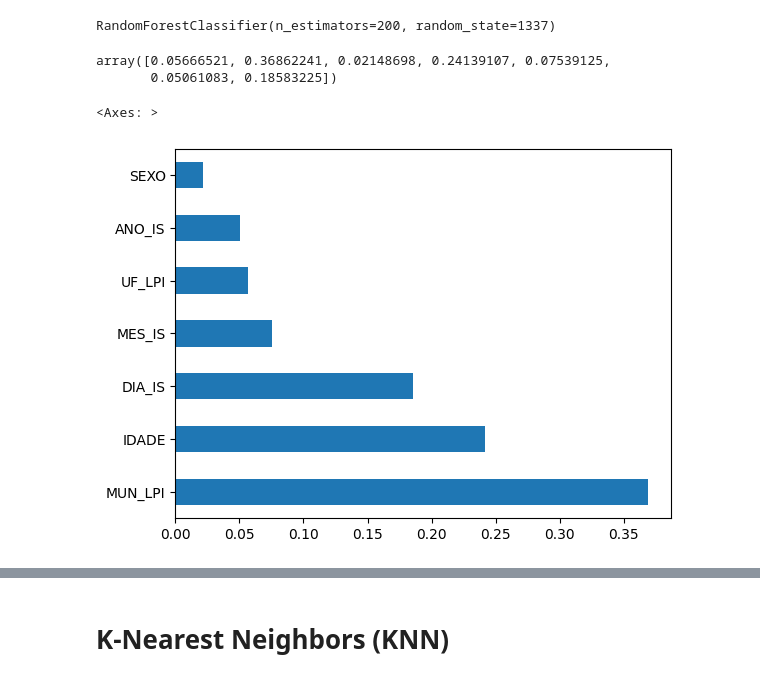
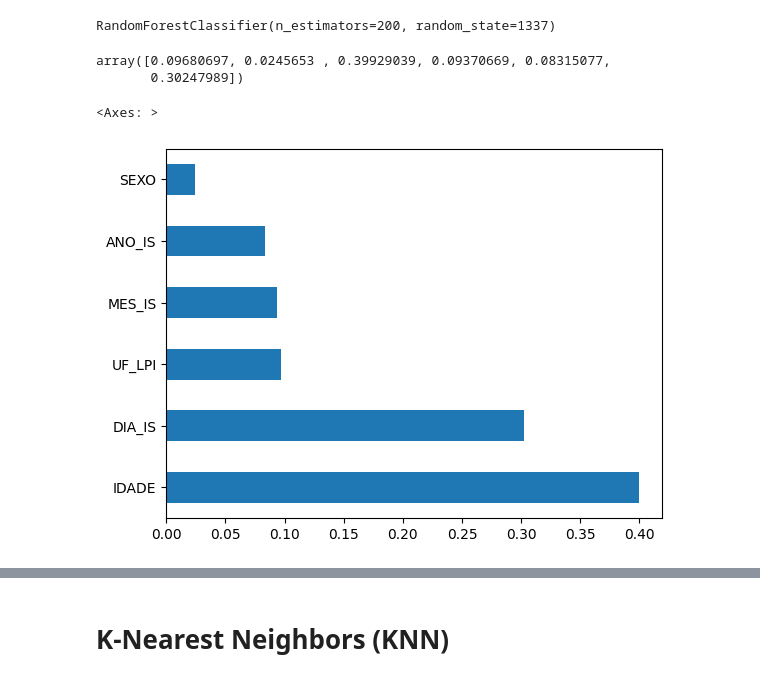
Before and after one commit to Muniz97/Yellow-fever-Febre-Amarela, a Jupyter notebook: 4 - Model/Yellow_Fever_Model.ipynb, the cells around one changed output, grey strips where cells are left out. Saved outputs shown, nothing was run; the diff lists cells and outputs as text; code cells hidden in the pictures.

```diff
--- a/4 - Model/Yellow_Fever_Model.ipynb
+++ b/4 - Model/Yellow_Fever_Model.ipynb
@@ -22,4 +20,4 @@ df_train.head()
 # %%
-x_train = df_train[['UF_LPI','MUN_LPI','SEXO','IDADE','MES_IS','ANO_IS','DIA_IS']]
+x_train = df_train[['UF_LPI','SEXO','IDADE','MES_IS','ANO_IS','DIA_IS']]
 y_train = df_train['OBITO']
 # %%
@@ -101,11 +96,11 @@ random_predict = model_random.predict(x_test)
 # %%
 model_random.feature_importances_
 # %% [output]
-array([0.05666521, 0.36862241, 0.02148698, 0.24139107, 0.07539125,
-       0.05061083, 0.18583225])
+array([0.09680697, 0.0245653 , 0.39929039, 0.09370669, 0.08315077,
+       0.30247989])
 # %%
 feat_importances = pd.Series(model_random.feature_importances_, index=x_train.columns)
-feat_importances.nlargest(7).plot(kind='barh')
+feat_importances.nlargest(6).plot(kind='barh')
 # %% [output]
 <Axes: >
-[figure, old version]
+[figure, new version]
```
Also changed, not shown: parts of 24 cells of this notebook.
